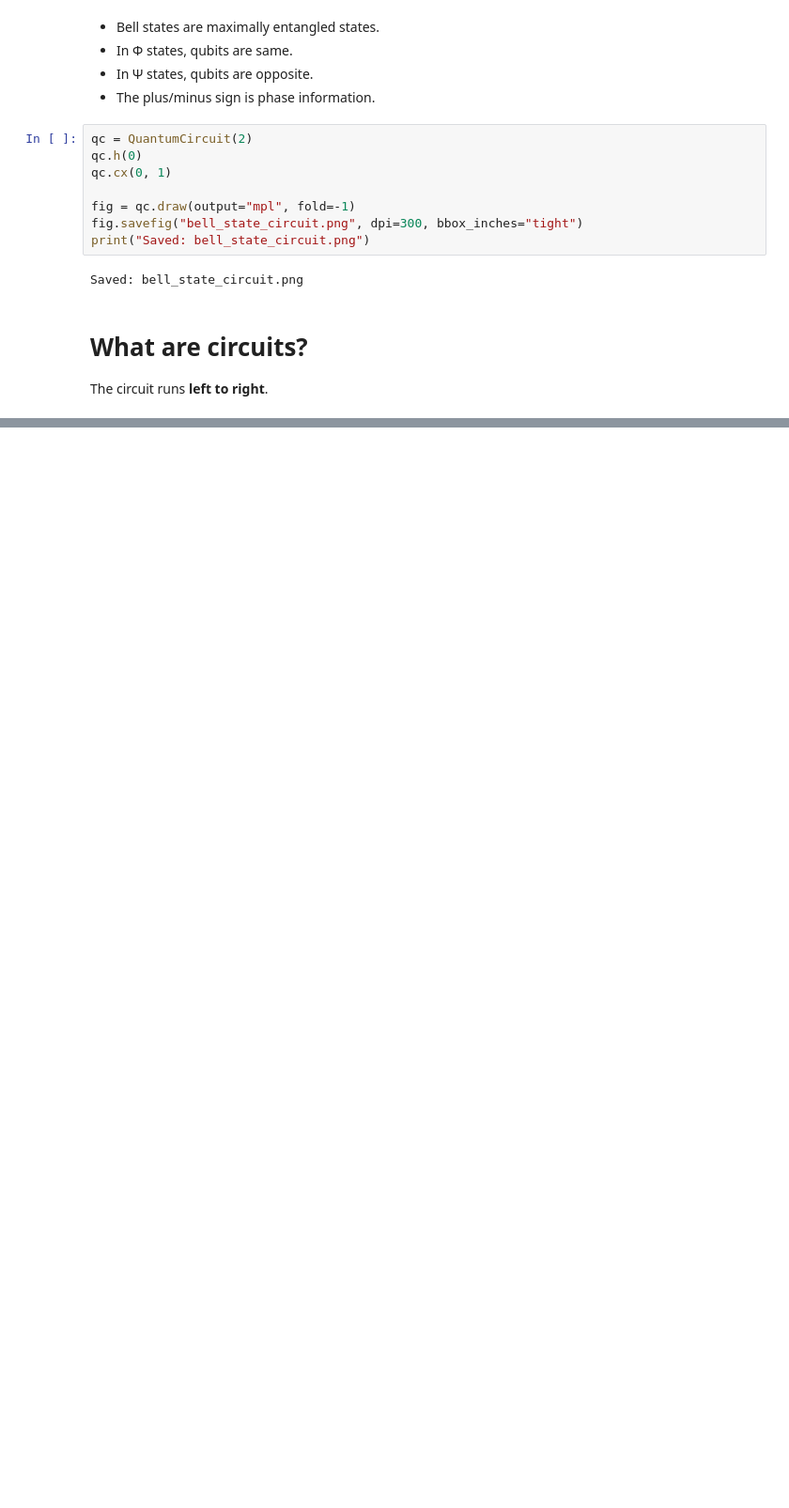
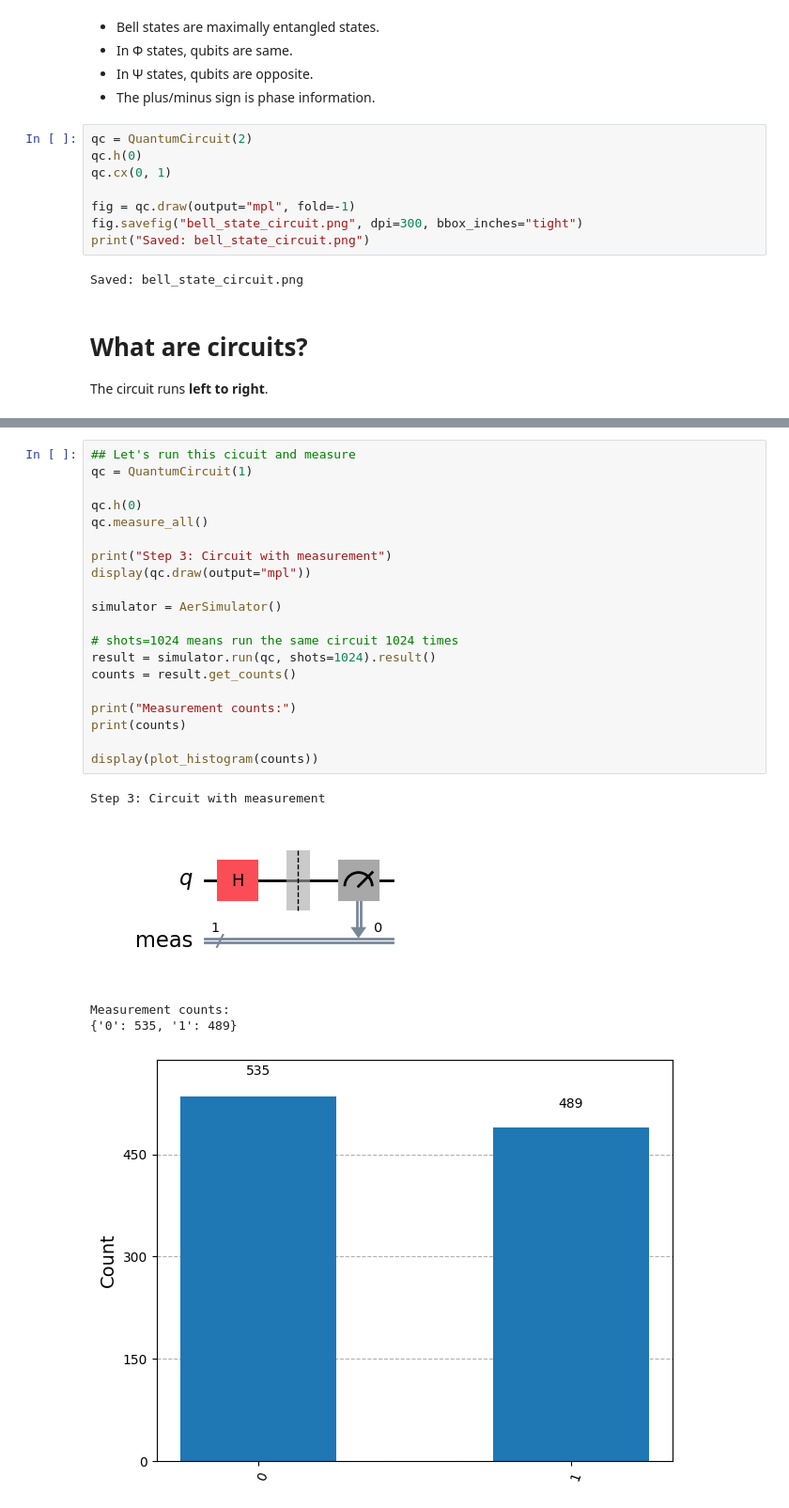
Before and after one commit to vickybudhiraja/quantum_circuits, a Jupyter notebook: quantum_circuits_hands_on.ipynb, the cells around one changed output, grey strips where cells are left out. Shown at 94% size. Cells and saved outputs as stored; diff of their text form; blank space fills up the shorter version.

Commit message:
2 circuits added

```diff
--- a/quantum_circuits_hands_on.ipynb
+++ b/quantum_circuits_hands_on.ipynb
@@ -1225,0 +1330,26 @@ $$(0.5380681746 - 0.1748289478 i) |000\rangle+(0.2228751354 - 0.0724165213 i) |0
+# %%
+## Let's run this cicuit and measure
+qc = QuantumCircuit(1)
+
+qc.h(0)
+qc.measure_all()
+
+print("Step 3: Circuit with measurement")
+display(qc.draw(output="mpl"))
+
+simulator = AerSimulator()
+
+# shots=1024 means run the same circuit 1024 times
+result = simulator.run(qc, shots=1024).result()
+counts = result.get_counts()
+
+print("Measurement counts:")
+print(counts)
+
+display(plot_histogram(counts))
+# %% [output]
+Step 3: Circuit with measurement
+[figure, added]
+Measurement counts:
+{'0': 535, '1': 489}
+[figure, added]
```
Also changed, not shown: parts of 21 cells of this notebook.
